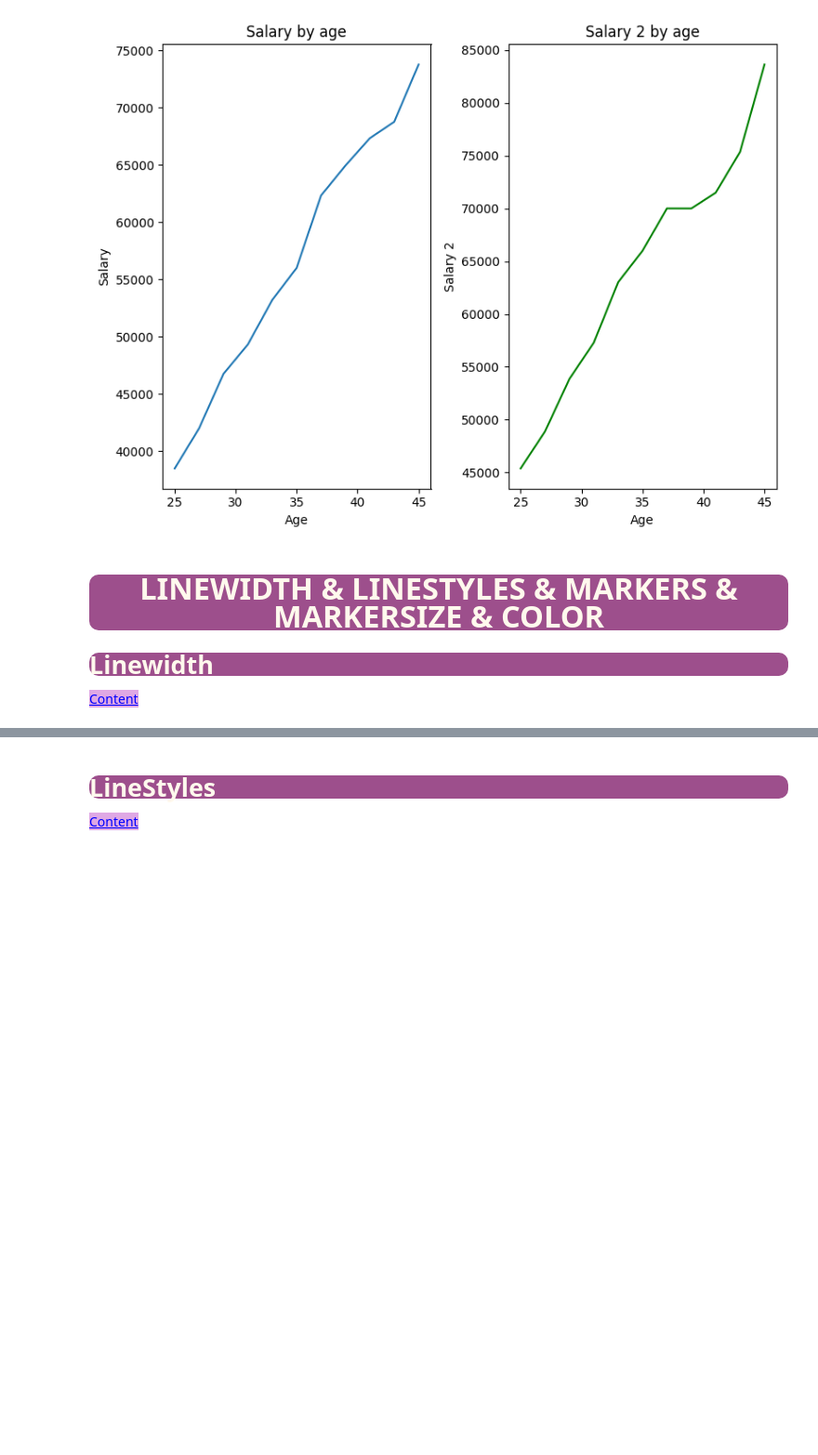
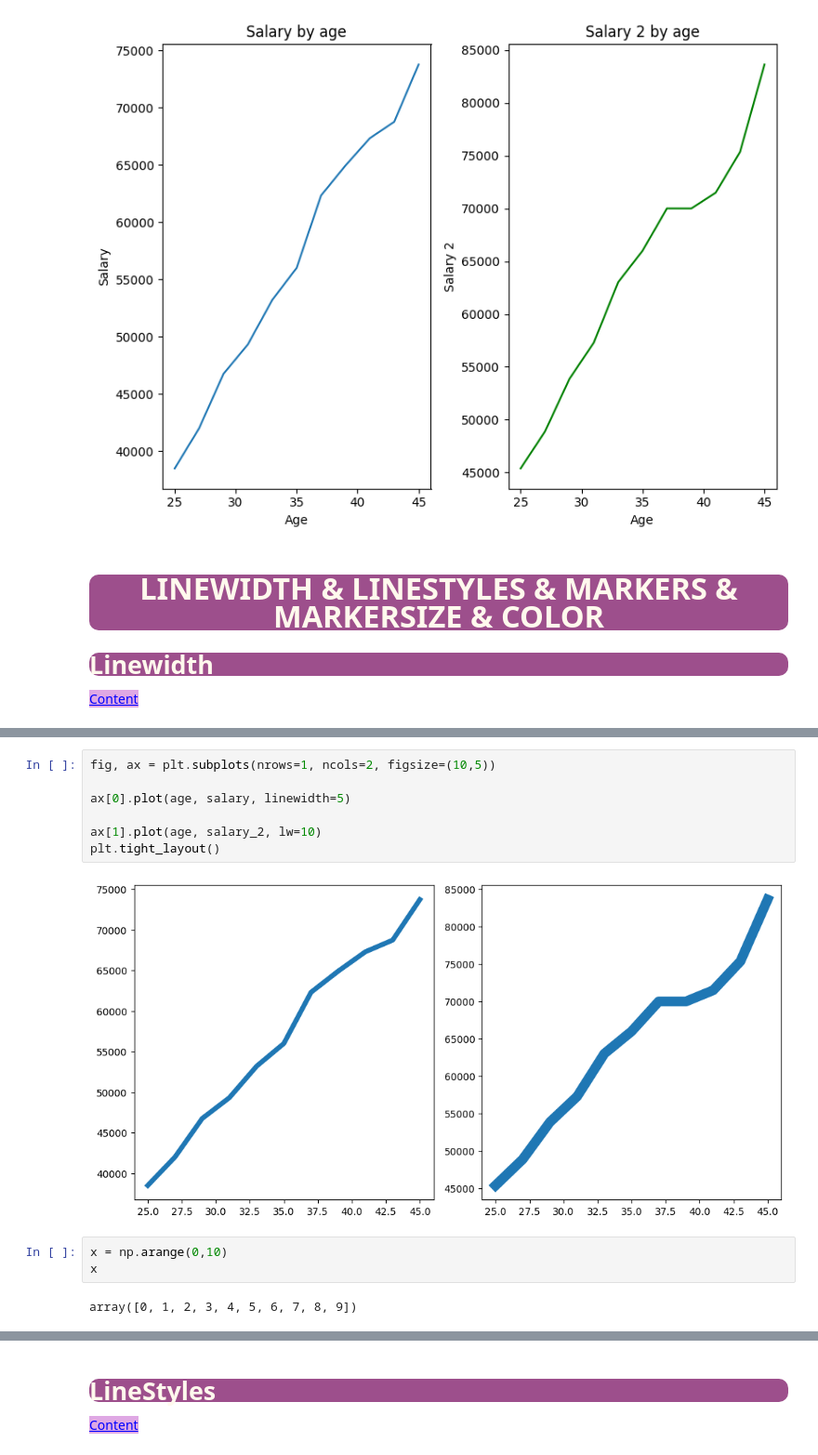
Before and after one commit to SabahattinCag/DataVisualization, a Jupyter notebook: Lecture_Notes/DVwPy_S01_Matplotlib_Part01.ipynb, the cells around one changed output, grey strips where cells are left out. Shown at 93% size. Cells and saved outputs as stored; diff of their text form; blank space fills up the shorter version.

```diff
--- a/Lecture_Notes/DVwPy_S01_Matplotlib_Part01.ipynb
+++ b/Lecture_Notes/DVwPy_S01_Matplotlib_Part01.ipynb
@@ -1225,0 +1245,14 @@ style="color:blue; background-color:#dfa8e4" data-toggle="popover">Content</a>
+# %%
+fig, ax = plt.subplots(nrows=1, ncols=2, figsize=(10,5))
+
+ax[0].plot(age, salary, linewidth=5)
+
+ax[1].plot(age, salary_2, lw=10)
+plt.tight_layout()
+# %% [output]
+[figure, added]
+# %%
+x = np.arange(0,10)
+x
+# %% [output]
+array([0, 1, 2, 3, 4, 5, 6, 7, 8, 9])
```
Also changed, not shown: parts of 40 cells of this notebook, 1 other file.
